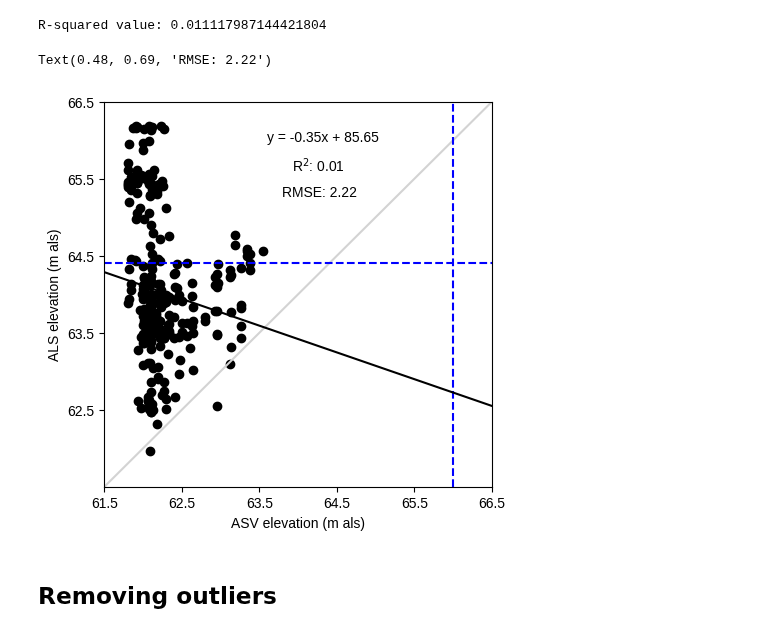
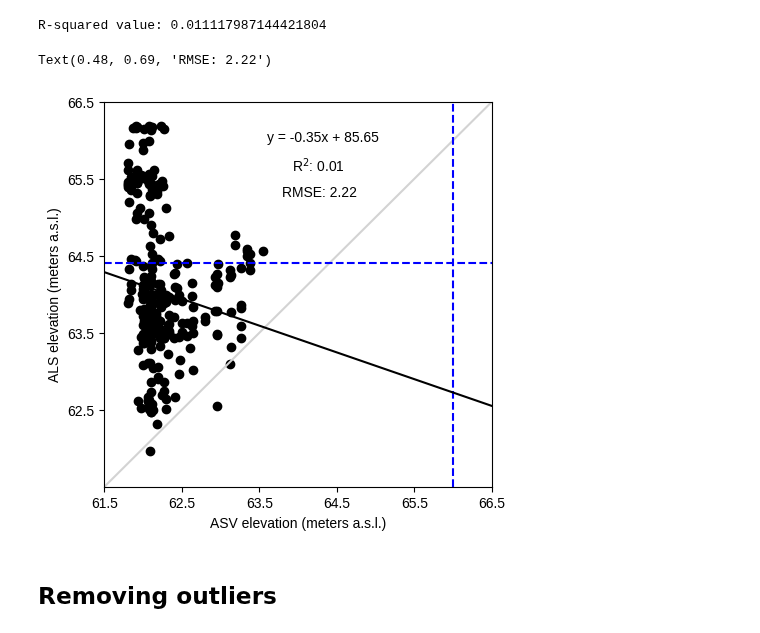
Before and after one commit to susannakukka/bathymetric-model-analysis, a Jupyter notebook: notebooks/error_assessments_and_model_correlations.ipynb, the cells around one changed output. Saved outputs shown, nothing was run; the diff lists cells and outputs as text; code cells hidden in the pictures.

```diff
--- a/notebooks/error_assessments_and_model_correlations.ipynb
+++ b/notebooks/error_assessments_and_model_correlations.ipynb
@@ -551,36 +551,36 @@ R-squared value: 0.011117987144421804
 # %%
 predict = model.predict(x)
 r2 = regression_estimators.r_sq(model=model, x=x, y=y)
 
 fig, ax = plt.subplots(figsize=(5,5))
 
 #regression part
 intercept = regression_estimators.interc(model=model)
 slope = regression_estimators.coeff(model=model)
 
 # set x and y labels
-ax.set_xlabel("ASV elevation (m als)")
-ax.set_ylabel("ALS elevation (m als)")
+ax.set_xlabel("ASV elevation (meters a.s.l.)")
+ax.set_ylabel("ALS elevation (meters a.s.l.)")
 
 # setup right study site plot base
 setup_utsjoki_ax(ax)
 # set diagonal line
 ax.plot([0, 1], [0, 1], transform=ax.transAxes, color='lightgrey', linestyle='-')
 # set water level lines
 ax.axvline(x=66, color=blue, linestyle='--')
 ax.axhline(y=64.4, color=blue, linestyle='--')
 # plot scatterplot
 ax.scatter(x, y, color='black', zorder=1)
 ax.axline(xy1=(0, intercept), slope=slope, color='black', linestyle='-')
 fit_eqn = "y = {:4.2f}x + {:4.2f}".format(slope, intercept)
 
 # print text
 fig.text(0.45, 0.80, fit_eqn, fontsize=10)
 fig.text(0.50, 0.74, f'R$^2$: {round(r2, 2)}', fontsize=10)
 fig.text(0.48, 0.69, f'RMSE: {round(error_assessments.root_mean_sq_err(actual=x, predicted=y), 2)}', fontsize=10)
 # %% [output]
 Text(0.48, 0.69, 'RMSE: 2.22')
-[figure, old version]
+[figure, new version]
 # %%
 # save as png
 #plotting.save_plot(fig=fig, name='valle_rs_cor_als-asv_from62_v2', dpi=600)
```
Also changed, not shown: parts of 11 cells of this notebook, 4 other files.
